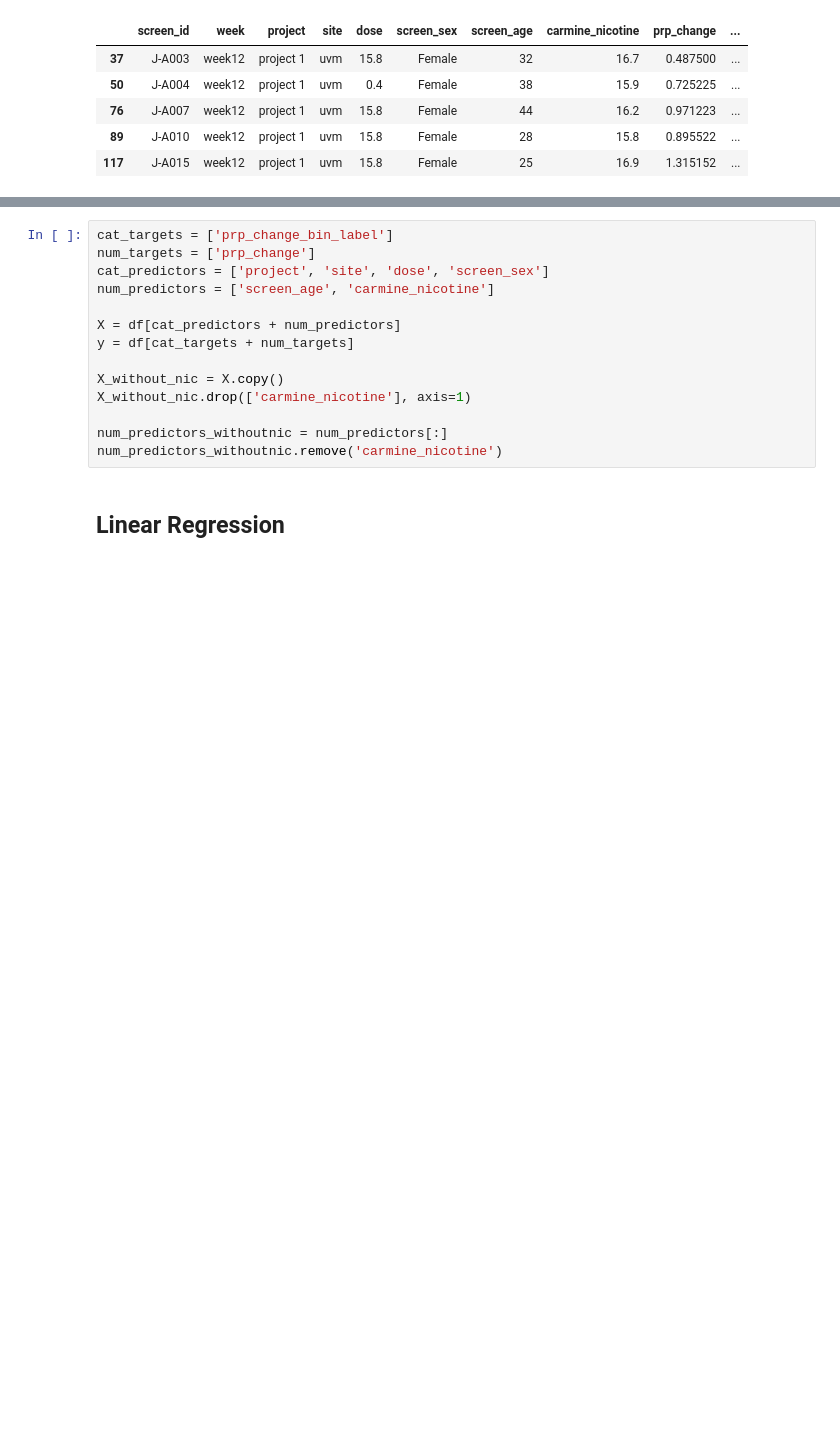
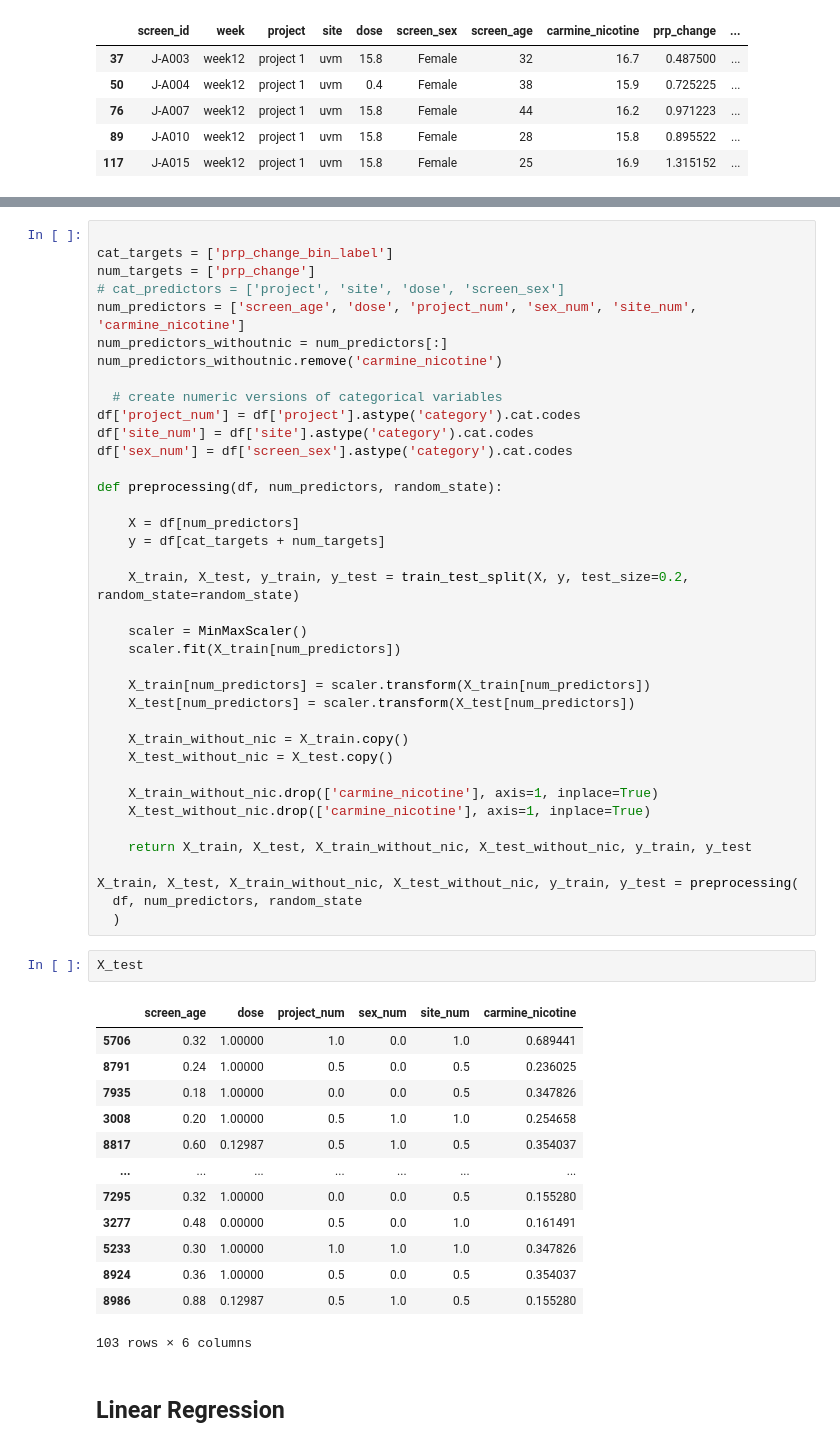
Before and after one commit to ajbarrows/tcors_ub, a Jupyter notebook: src/notebooks/tcors_analysis.ipynb, the cells around one changed output, grey strips where cells are left out. Cells and saved outputs as stored; diff of their text form; blank space fills up the shorter version.

```diff
--- a/src/notebooks/tcors_analysis.ipynb
+++ b/src/notebooks/tcors_analysis.ipynb
@@ -39,17 +58,57 @@ df.head()
-# %%
-cat_targets = ['prp_change_bin_label']
-num_targets = ['prp_change']
-cat_predictors = ['project', 'site', 'dose', 'screen_sex']
-num_predictors = ['screen_age', 'carmine_nicotine']
-
-X = df[cat_predictors + num_predictors]
-y = df[cat_targets + num_targets]
-
-X_without_nic = X.copy()
-X_without_nic.drop(['carmine_nicotine'], axis=1)
-
-num_predictors_withoutnic = num_predictors[:]
-num_predictors_withoutnic.remove('carmine_nicotine')
+# %%
+
+cat_targets = ['prp_change_bin_label']
+num_targets = ['prp_change']
+# cat_predictors = ['project', 'site', 'dose', 'screen_sex']
+num_predictors = ['screen_age', 'dose', 'project_num', 'sex_num', 'site_num', 'carmine_nicotine']
+num_predictors_withoutnic = num_predictors[:]
+num_predictors_withoutnic.remove('carmine_nicotine')
+
+  # create numeric versions of categorical variables
+df['project_num'] = df['project'].astype('category').cat.codes
+df['site_num'] = df['site'].astype('category').cat.codes
+df['sex_num'] = df['screen_sex'].astype('category').cat.codes
+
+def preprocessing(df, num_predictors, random_state):
+
+    X = df[num_predictors]
+    y = df[cat_targets + num_targets]
+
+    X_train, X_test, y_train, y_test = train_test_split(X, y, test_size=0.2, random_state=random_state)
+
+    scaler = MinMaxScaler()
+    scaler.fit(X_train[num_predictors])
+
+    X_train[num_predictors] = scaler.transform(X_train[num_predictors])
+    X_test[num_predictors] = scaler.transform(X_test[num_predictors])
+
+    X_train_without_nic = X_train.copy()
+    X_test_without_nic = X_test.copy()
+
+    X_train_without_nic.drop(['carmine_nicotine'], axis=1, inplace=True)
+    X_test_without_nic.drop(['carmine_nicotine'], axis=1, inplace=True)
+
+    return X_train, X_test, X_train_without_nic, X_test_without_nic, y_train, y_test
+
+X_train, X_test, X_train_without_nic, X_test_without_nic, y_train, y_test = preprocessing(
+  df, num_predictors, random_state
+  )
+# %%
+X_test
+# %% [output]
+|  | screen_age | dose | project_num | sex_num | site_num | carmine_nicotine |
+| 5706 | 0.32 | 1.00000 | 1.0 | 0.0 | 1.0 | 0.689441 |
+| 8791 | 0.24 | 1.00000 | 0.5 | 0.0 | 0.5 | 0.236025 |
+| 7935 | 0.18 | 1.00000 | 0.0 | 0.0 | 0.5 | 0.347826 |
+| 3008 | 0.20 | 1.00000 | 0.5 | 1.0 | 1.0 | 0.254658 |
+| 8817 | 0.60 | 0.12987 | 0.5 | 1.0 | 0.5 | 0.354037 |
+| ... | ... | ... | ... | ... | ... | ... |
+| 7295 | 0.32 | 1.00000 | 0.0 | 0.0 | 0.5 | 0.155280 |
+| 3277 | 0.48 | 0.00000 | 0.5 | 0.0 | 1.0 | 0.161491 |
+| 5233 | 0.30 | 1.00000 | 1.0 | 1.0 | 1.0 | 0.347826 |
+| 8924 | 0.36 | 1.00000 | 0.5 | 0.0 | 0.5 | 0.354037 |
+| 8986 | 0.88 | 0.12987 | 0.5 | 1.0 | 0.5 | 0.155280 |
+103 rows × 6 columns
 # %% [markdown]
 ## Linear Regression
 # %%
```
Also changed, not shown: parts of 12 cells of this notebook, 9 other files.
